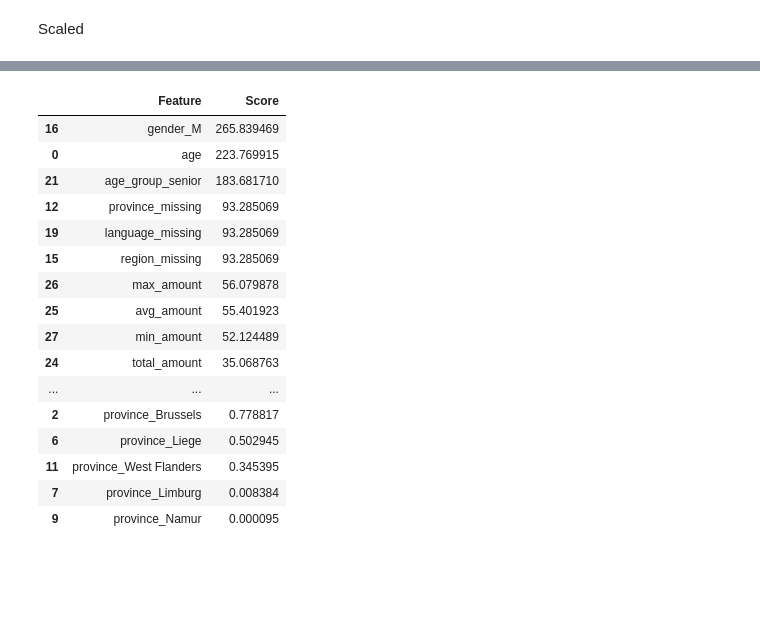
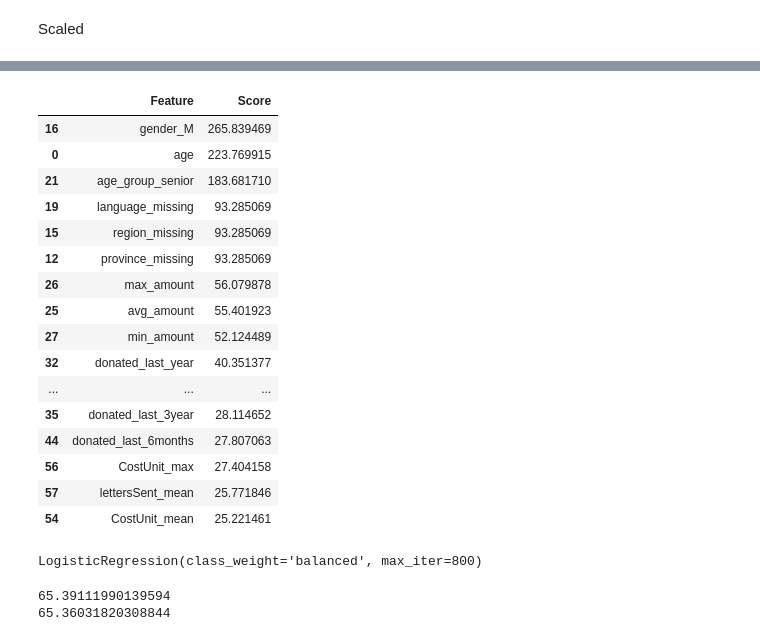
Before and after one commit to LeZM/python-predictive-group-project, a Jupyter notebook: notebooks/JupyterNotebook.ipynb, the cells around one changed output, grey strips where cells are left out. Drawn from its saved outputs; the diff is of its cells as text; code cells hidden in the pictures; blank space fills up the shorter version.

Commit message:
features, logistic reg and probabilities

```diff
--- a/notebooks/JupyterNotebook.ipynb
+++ b/notebooks/JupyterNotebook.ipynb
@@ -414,6 +414,8 @@ gifts.sort_values(by = 'amount', ascending=False)
 amount_median = gifts.amount.median()
 
 gifts.amount = gifts.amount.fillna(amount_median)
+gifts['outside_campaign'] = 0
+gifts.loc[gifts['campaignID'] == 0,'outside_campaign'] = 1
 
 gifts.isna().sum()
 # %% [output]
@@ -1818,13 +1991,15 @@ Index(['age_group_middle_aged', 'age_group_senior', 'age_group_youth',
 from sklearn.preprocessing import StandardScaler
 from sklearn.feature_selection import SelectKBest, f_classif
 #Columns to be scaled
-cols_to_scale = training_x.iloc[:,20:].columns.to_list()
+
+cols_to_scale = list(validation_x.columns[1:29])
+
+X_train_scaled   = training_x.copy()
+X_validation_scaled = validation_x.copy()
 
 scaler = StandardScaler()
-training_x[cols_to_scale] = scaler.fit_transform(training_x[cols_to_scale])
-validation_x[cols_to_scale] = scaler.transform(validation_x[cols_to_scale])
-X_train_scaled = training_x.values
-X_validation_scaled = validation_x.values
+X_train_scaled[cols_to_scale] = scaler.fit_transform(training_x[cols_to_scale])
+X_validation_scaled[cols_to_scale] = scaler.transform(validation_x[cols_to_scale])
 # %%
 max_features = training_x.shape[1]  # Number of features
 train_auc_scores = []
@@ -1888,36 +2062,36 @@ print(best_k)
 # %%
-selector = SelectKBest(score_func=f_classif, k=best_k)
+selector = SelectKBest(score_func=f_classif, k=11)
 selector.fit(X_train_scaled, training_y)
 
 # Get the boolean mask of selected features for k=?
 selected_features = training_x.columns[selector.get_support()]
 
 # Get the feature importance scores for k=?
 feature_scores = selector.scores_
 
 # Combine feature names and their scores into a DataFrame for easier visualization
 feature_importance = pd.DataFrame({
     'Feature': training_x.columns,
     'Score': feature_scores
 })
 
 # Sort the features by their score in descending order
-feature_importance.sort_values('Score', ascending=False)
+feature_importance.sort_values('Score', ascending=False).head(20)
 # %% [output]
 |  | Feature | Score |
 | 16 | gender_M | 265.839469 |
 | 0 | age | 223.769915 |
 | 21 | age_group_senior | 183.681710 |
-| 12 | province_missing | 93.285069 |
 | 19 | language_missing | 93.285069 |
 | 15 | region_missing | 93.285069 |
+| 12 | province_missing | 93.285069 |
 | 26 | max_amount | 56.079878 |
 | 25 | avg_amount | 55.401923 |
 | 27 | min_amount | 52.124489 |
-| 24 | total_amount | 35.068763 |
+| 32 | donated_last_year | 40.351377 |
 | ... | ... | ... |
-| 2 | province_Brussels | 0.778817 |
-| 6 | province_Liege | 0.502945 |
-| 11 | province_West Flanders | 0.345395 |
-| 7 | province_Limburg | 0.008384 |
-| 9 | province_Namur | 0.000095 |
+| 35 | donated_last_3year | 28.114652 |
+| 44 | donated_last_6months | 27.807063 |
+| 56 | CostUnit_max | 27.404158 |
+| 57 | lettersSent_mean | 25.771846 |
+| 54 | CostUnit_mean | 25.221461 |
@@ -1923,0 +2102,5 @@ feature_importance.sort_values('Score', ascending=False)
+# %%
+model = LogisticRegression(solver = "lbfgs", max_iter = 800, class_weight = 'balanced')
+model.fit(X_train_scaled, training_y)
+# %% [output]
+LogisticRegression(class_weight='balanced', max_iter=800)
@@ -1923,0 +2110,8 @@ feature_importance.sort_values('Score', ascending=False)
+# %%
+from sklearn.metrics import confusion_matrix, accuracy_score, ConfusionMatrixDisplay
+
+print(accuracy_score(training_y ,training_x['predicted_don'])*100)
+print(accuracy_score(validation_y,validation_x['predicted_don'])*100)
+# %% [output]
+65.39111990139594
+65.36031820308844
```
Also changed, not shown: parts of 65 cells of this notebook, 1 other file.
